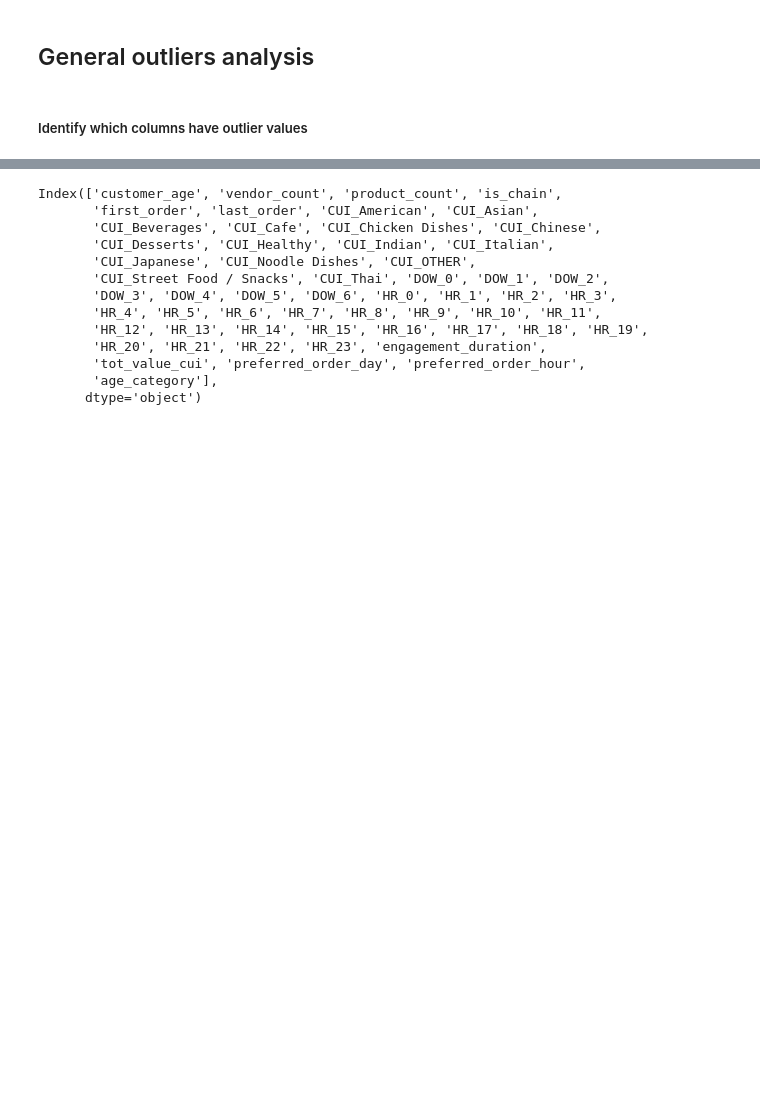
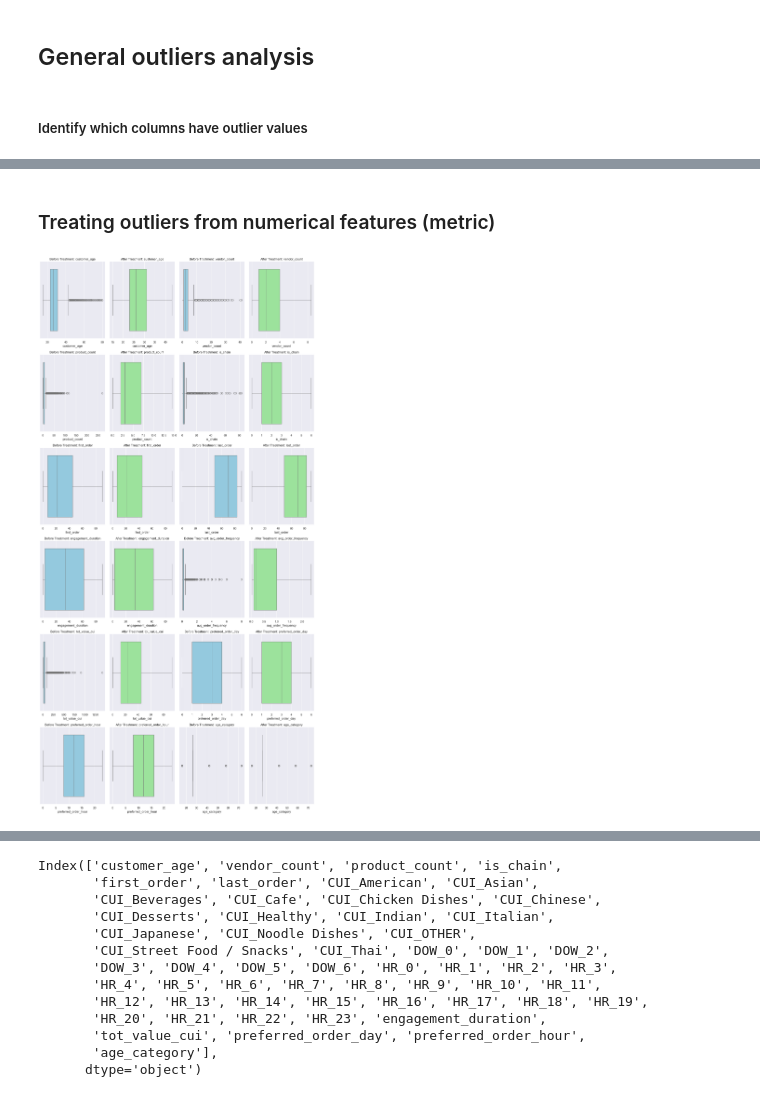
Before and after one commit to MiguelMangerona/Data-Mining-Project, a Jupyter notebook: DM2425_Part1_56.ipynb, the cells around one changed output, grey strips where cells are left out. Saved outputs shown, nothing was run; the diff lists cells and outputs as text; code cells hidden in the pictures; blank space fills up the shorter version.

```diff
--- a/DM2425_Part1_56.ipynb
+++ b/DM2425_Part1_56.ipynb
@@ -1375,0 +1228,41 @@ df.describe()
+# %% [markdown]
+### Treating outliers from numerical features (metric)
+# %%
+df_cleaned = df.copy()
+
+# Exclude features from this step
+exclude_prefixes = ['CUI_', 'HR_', 'DOW_','age_category']
+columns_to_treat = [col for col in numeric_columns if not any(col.startswith(prefix) for prefix in exclude_prefixes)]
+
+for col in columns_to_treat:
+    Q1 = df_cleaned[col].quantile(0.25)
+    Q3 = df_cleaned[col].quantile(0.75)
+    IQR = Q3 - Q1
+    lower_bound = Q1 - 1.5 * IQR
+    upper_bound = Q3 + 1.5 * IQR
+
+    df_cleaned[col] = np.where(df_cleaned[col] < lower_bound, lower_bound,
+                               np.where(df_cleaned[col] > upper_bound, upper_bound, df_cleaned[col]))
+# %%
+plots_per_row = 2
+
+columns_to_plot = [col for col in numeric_columns if not any(col.startswith(prefix) for prefix in ['CUI_', 'HR_', 'DOW_'])]
+num_vars = len(columns_to_plot)
+num_rows = -(-num_vars // plots_per_row)
+
+fig, axes = plt.subplots(num_rows, plots_per_row * 2, figsize=(15, num_rows * 5))
+axes = axes.flatten()
+
+for i, col in enumerate(columns_to_plot):
+    sns.boxplot(data=df, x=col, color='skyblue', ax=axes[i * 2])
+    axes[i * 2].set_title(f"Before Treatment: {col}")
+
+    sns.boxplot(data=df_cleaned, x=col, color='lightgreen', ax=axes[i * 2 + 1])
+    axes[i * 2 + 1].set_title(f"After Treatment: {col}")
+for i in range(len(columns_to_plot) * 2, len(axes)):
+    fig.delaxes(axes[i])
+
+plt.tight_layout()
+plt.show()
+# %% [output]
+[figure, added]
```
Also changed, not shown: parts of 38 cells of this notebook.
